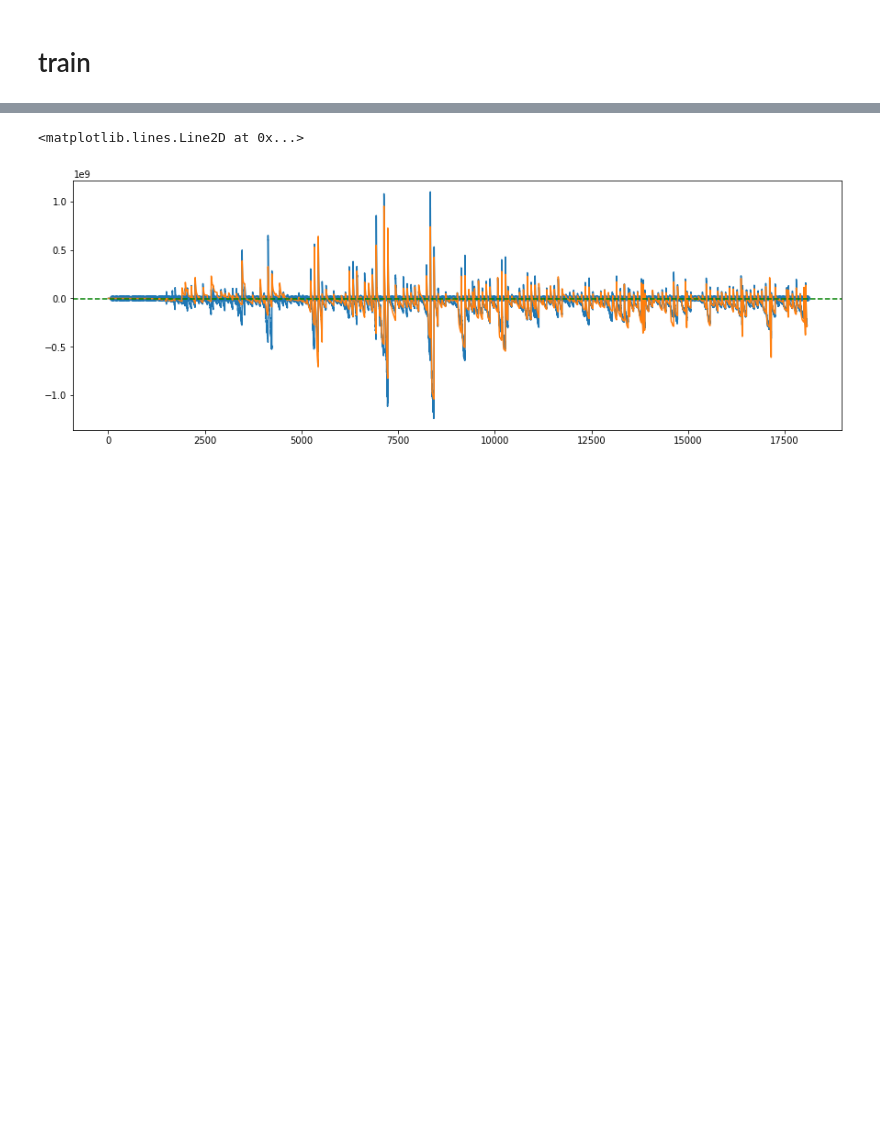
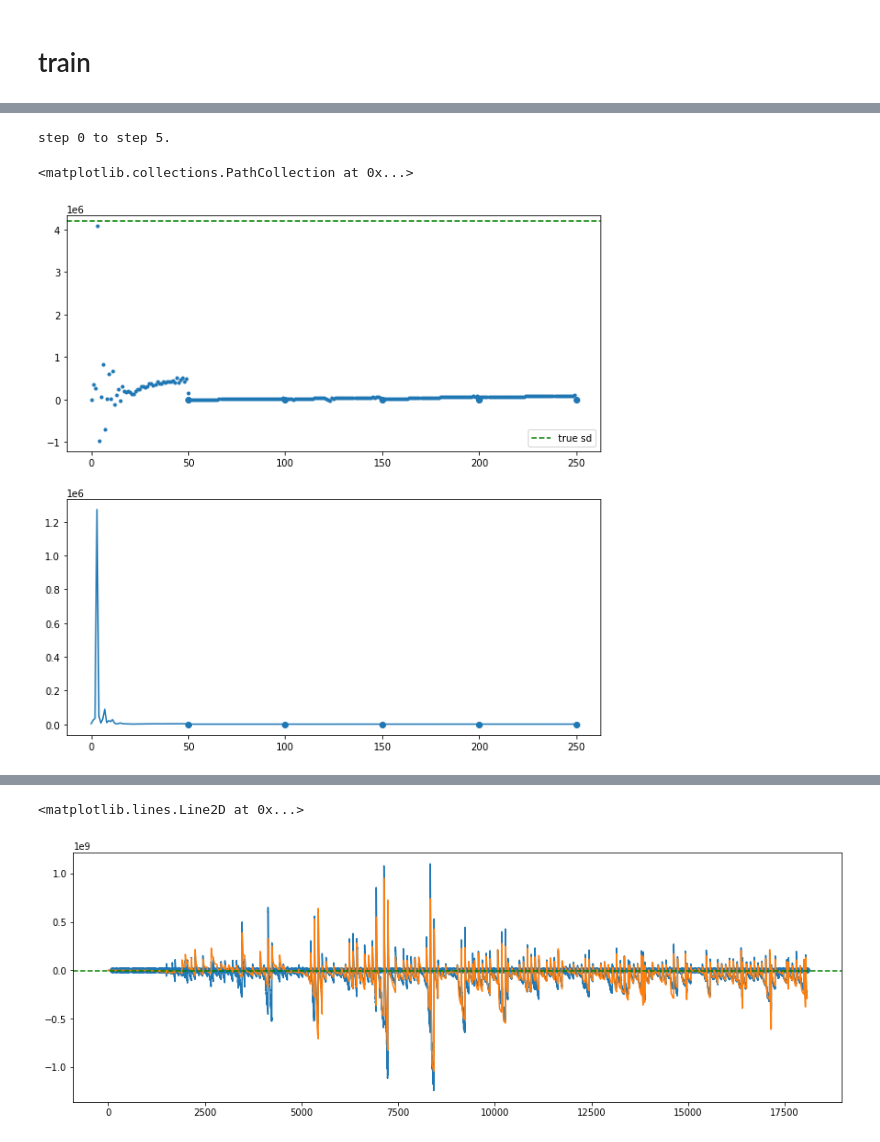
Before and after one commit to ratschlab/projects-2020-Neural-SVGD, a Jupyter notebook: notebooks/bayesian-neural-network/Neural_SVGD.ipynb, the cells around one changed output, grey strips where cells are left out. Saved outputs shown, nothing was run; the diff lists cells and outputs as text; code cells hidden in the pictures; blank space fills up the shorter version.

```diff
--- a/notebooks/bayesian-neural-network/Neural_SVGD.ipynb
+++ b/notebooks/bayesian-neural-network/Neural_SVGD.ipynb
@@ -215,16 +151,0 @@ plt.axhline(y=min_loss, label="loss should never go below here", linestyle="--",
-# %%
-for _ in tqdm(range(100)):
-    key, subkey = random.split(key)
-    particles.particles = init_particles_fn(subkey)
-
-    key, subkey = random.split(key)
-    new_split_particles = particles.next_batch(subkey)
-    new_split_dlogp = [minibatch_vdlogp(x, first_batch)
-                       for x in new_split_particles]
-
-    neural_grad.train(
-        split_particles=new_split_particles,
-        split_dlogp=new_split_dlogp,
-        n_steps=1,
-    )
-# particles.step(neural_grad.get_params())
@@ -393,2 +311,27 @@ step 53 to step 71.
+# %%
+# SD
+a = 0
+b = 300
+marker_a = (markings < a).sum()
+marker_b = (markings < b).sum()
+print(f"step {marker_a} to step {marker_b}.")
+
+fig, axs = plt.subplots(2, figsize=[10, 10])
+
+ax = axs[0]
+ax.plot(neural_grad.rundata['training_sd'][a:b], ".")
+ax.scatter(markings[marker_a:marker_b] - a, onp.zeros(marker_b - marker_a))
+ax.axhline(y=true_sd, label="true sd", linestyle="--", color="g")
+ax.legend()
+# ax.set_yscale('log')
+
+ax = axs[1]
+ax.plot(neural_grad.rundata['l2_norm'][a:b])
+ax.scatter(markings[marker_a:marker_b] - a, onp.zeros(marker_b - marker_a))
+# ax.set_yscale('log')
+# %% [output]
+step 0 to step 5.
+<matplotlib.collections.PathCollection at 0x...>
+[figure, added]
 # %%
 particles.rundata['accuracy'][-1]
```
Also changed, not shown: parts of 38 cells of this notebook, 3 other files.
